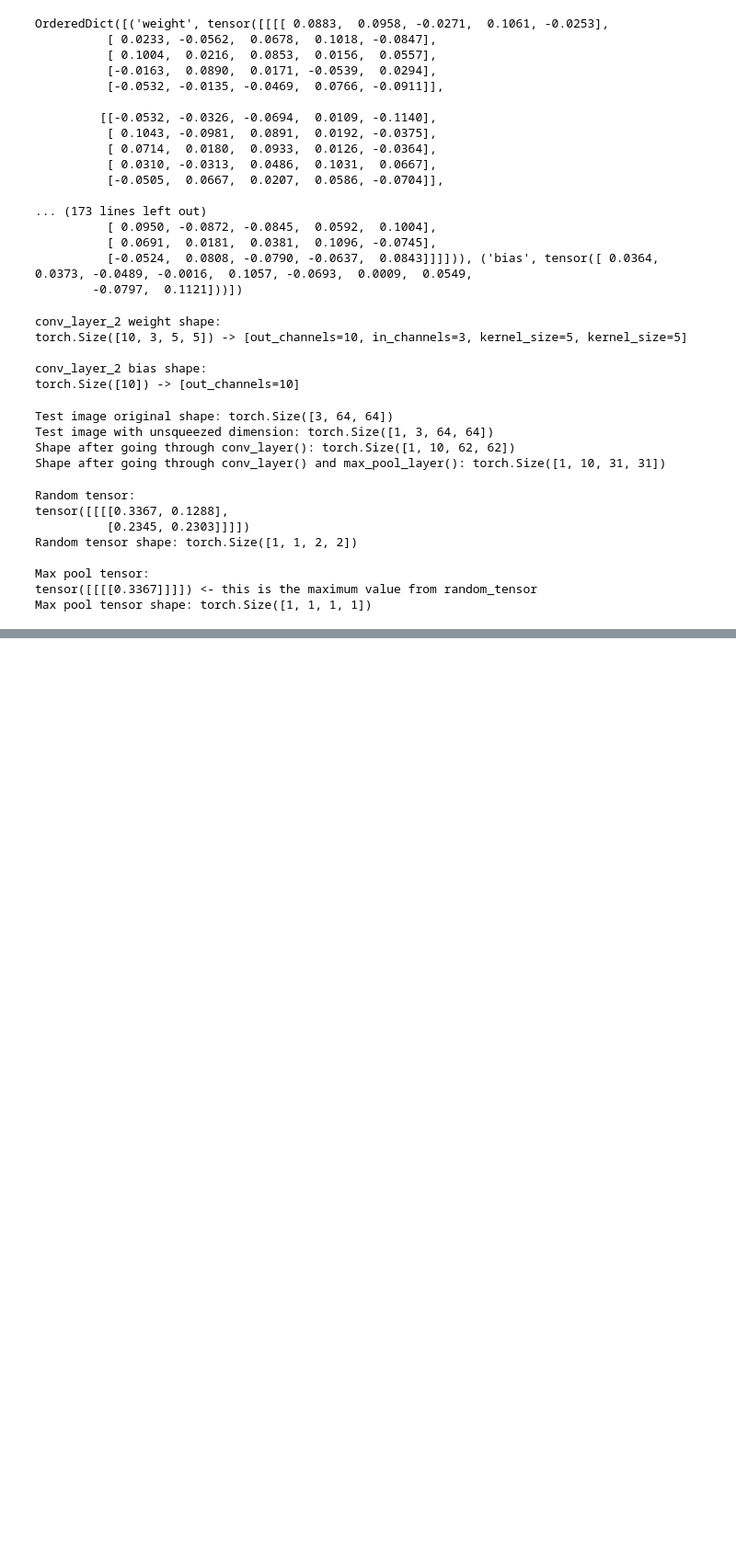
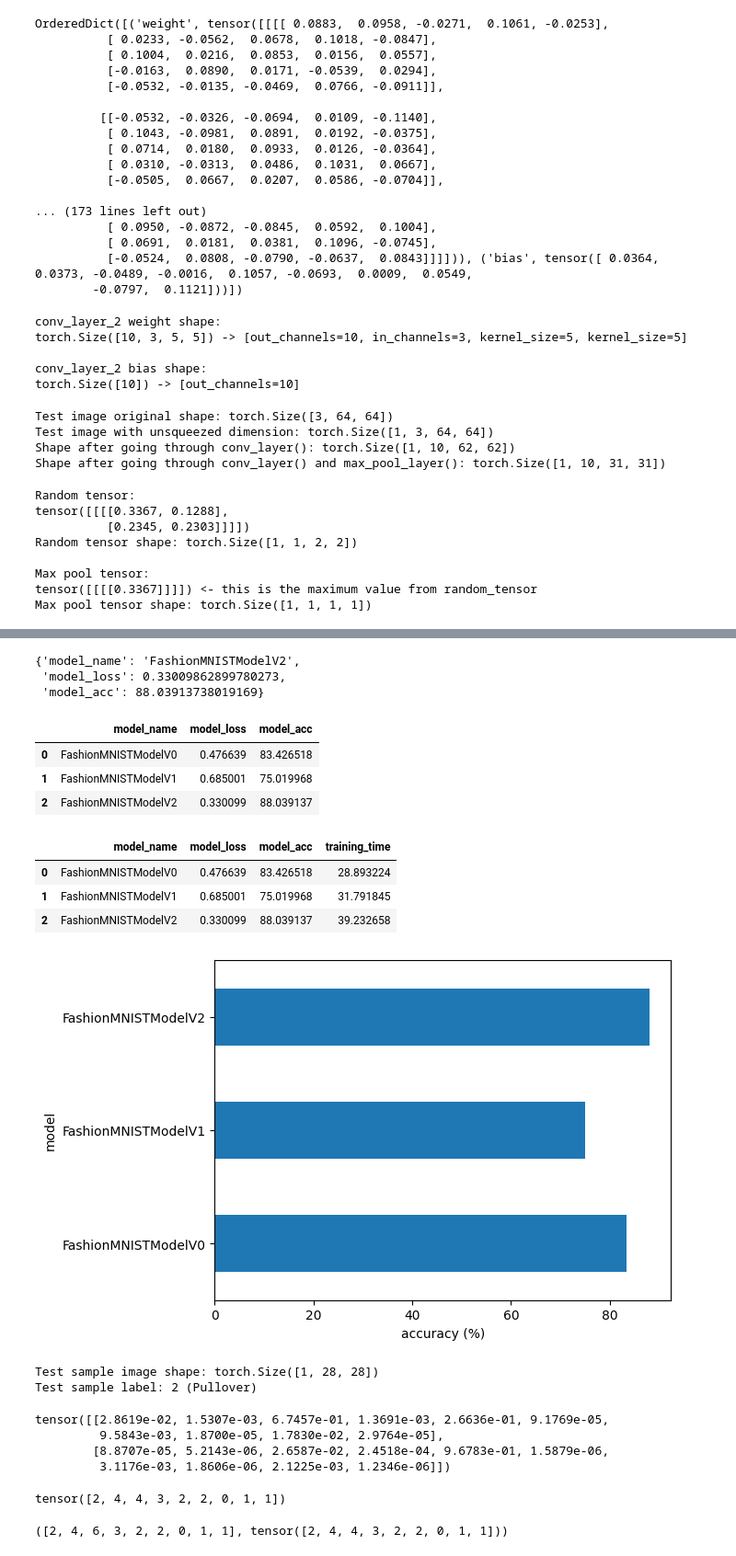
Before and after one commit to toriqultonu/Learning_PyTorch, a Jupyter notebook: 03_pytorch_computer_vision.ipynb, the cells around one changed output, grey strips where cells are left out. Shown at 92% size. Saved outputs shown, nothing was run; the diff lists cells and outputs as text; code cells hidden in the pictures; blank space fills up the shorter version.

Commit message:
prediction of the cnn model done

```diff
--- a/03_pytorch_computer_vision.ipynb
+++ b/03_pytorch_computer_vision.ipynb
@@ -869,0 +870,40 @@ Train time on cuda: 40.482 seconds
+# %%
+# Get model_2 results
+model_2_results = eval_model(
+    model=model_2,
+    data_loader=test_dataloader,
+    loss_fn=loss_fn,
+    accuracy_fn=accuracy_fn
+)
+model_2_results
+# %% [output]
+{'model_name': 'FashionMNISTModelV2',
+ 'model_loss': 0.33009862899780273,
+ 'model_acc': 88.03913738019169}
+# %%
+import pandas as pd
+compare_results = pd.DataFrame([model_0_results, model_1_results, model_2_results])
+compare_results
+# %% [output]
+|  | model_name | model_loss | model_acc |
+| 0 | FashionMNISTModelV0 | 0.476639 | 83.426518 |
+| 1 | FashionMNISTModelV1 | 0.685001 | 75.019968 |
+| 2 | FashionMNISTModelV2 | 0.330099 | 88.039137 |
+# %%
+# Add training times to results comparison
+compare_results["training_time"] = [total_train_time_model_0,
+                                    total_train_time_model_1,
+                                    total_train_time_model_2]
+compare_results
+# %% [output]
+|  | model_name | model_loss | model_acc | training_time |
+| 0 | FashionMNISTModelV0 | 0.476639 | 83.426518 | 28.893224 |
+| 1 | FashionMNISTModelV1 | 0.685001 | 75.019968 | 31.791845 |
+| 2 | FashionMNISTModelV2 | 0.330099 | 88.039137 | 39.232658 |
+# %%
+# Visualize our model results
+compare_results.set_index("model_name")["model_acc"].plot(kind="barh")
+plt.xlabel("accuracy (%)")
+plt.ylabel("model");
+# %% [output]
+[figure, added]
@@ -869,0 +930,37 @@ Train time on cuda: 40.482 seconds
+# %%
+import random
+#random.seed(42)
+test_samples = []
+test_labels = []
+for sample, label in random.sample(list(test_data), k=9):
+    test_samples.append(sample)
+    test_labels.append(label)
+
+# View the first test sample shape and label
+print(f"Test sample image shape: {test_samples[0].shape}\nTest sample label: {test_labels[0]} ({class_names[test_labels[0]]})")
+# %% [output]
+Test sample image shape: torch.Size([1, 28, 28])
+Test sample label: 2 (Pullover)
+# %%
+# Make predictions on test samples with model 2
+pred_probs= make_predictions(model=model_2,
+                             data=test_samples)
+
+# View first two prediction probabilities list
+pred_probs[:2]
+# %% [output]
+tensor([[2.8619e-02, 1.5307e-03, 6.7457e-01, 1.3691e-03, 2.6636e-01, 9.1769e-05,
+         9.5843e-03, 1.8700e-05, 1.7830e-02, 2.9764e-05],
+        [8.8707e-05, 5.2143e-06, 2.6587e-02, 2.4518e-04, 9.6783e-01, 1.5879e-06,
+         3.1176e-03, 1.8606e-06, 2.1225e-03, 1.2346e-06]])
+# %%
+# Turn the prediction probabilities into prediction labels by taking the argmax()
+pred_classes = pred_probs.argmax(dim=1)
+pred_classes
+# %% [output]
+tensor([2, 4, 4, 3, 2, 2, 0, 1, 1])
+# %%
+# Are our predictions in the same form as our test labels?
+test_labels, pred_classes
+# %% [output]
+([2, 4, 6, 3, 2, 2, 0, 1, 1], tensor([2, 4, 4, 3, 2, 2, 0, 1, 1]))
```
Also changed, not shown: parts of 5 cells of this notebook.
